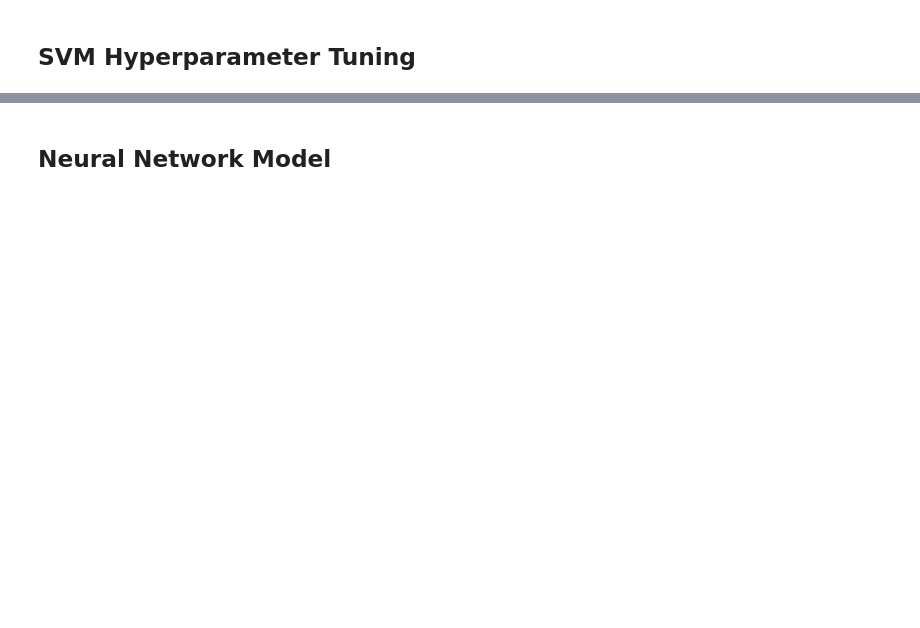
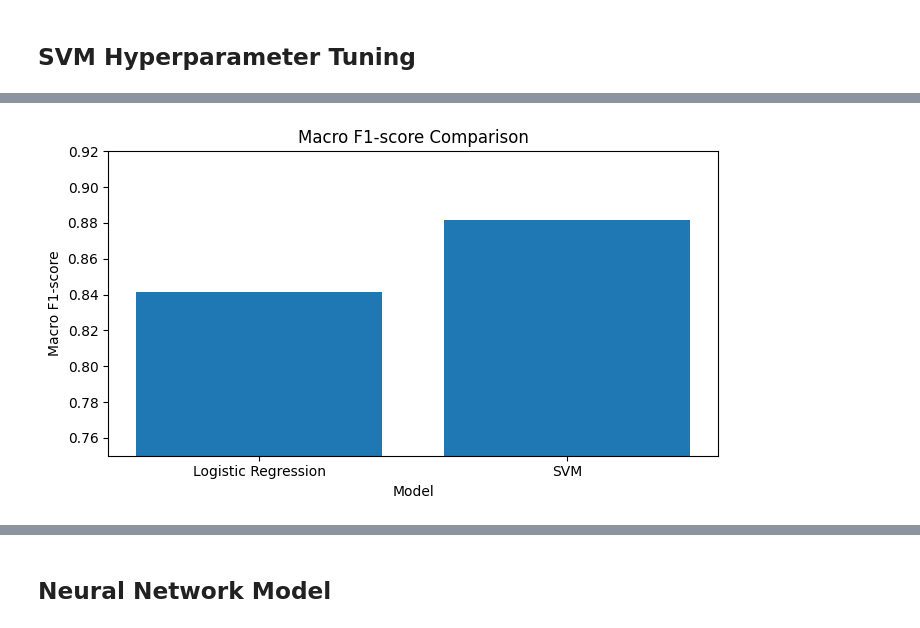
Before and after one commit to RohithRamesh24/Rexon-AI-Banking-Assistant-Chatbot, a Jupyter notebook: notebooks/01_eda.ipynb, the cells around one changed output, grey strips where cells are left out. Saved outputs shown, nothing was run; the diff lists cells and outputs as text; code cells hidden in the pictures; blank space fills up the shorter version.

```diff
--- a/notebooks/01_eda.ipynb
+++ b/notebooks/01_eda.ipynb
@@ -233,0 +293,22 @@ Tuned SVM Validation Accuracy: 0.88055972013993
+# %%
+from sklearn.metrics import classification_report
+import pandas as pd
+
+lr_report_dict = classification_report(y_val, y_pred, output_dict=True)
+svm_report_dict = classification_report(y_val, svm_pred, output_dict=True)
+
+macro_f1_scores = [
+    lr_report_dict["macro avg"]["f1-score"],
+    svm_report_dict["macro avg"]["f1-score"]
+]
+
+plt.figure(figsize=(7,4))
+plt.bar(["Logistic Regression", "SVM"], macro_f1_scores)
+plt.title("Macro F1-score Comparison")
+plt.xlabel("Model")
+plt.ylabel("Macro F1-score")
+plt.ylim(0.75, 0.92)
+plt.tight_layout()
+plt.show()
+# %% [output]
+[figure, added]
```
Also changed, not shown: parts of 34 cells of this notebook, 1 other file.
